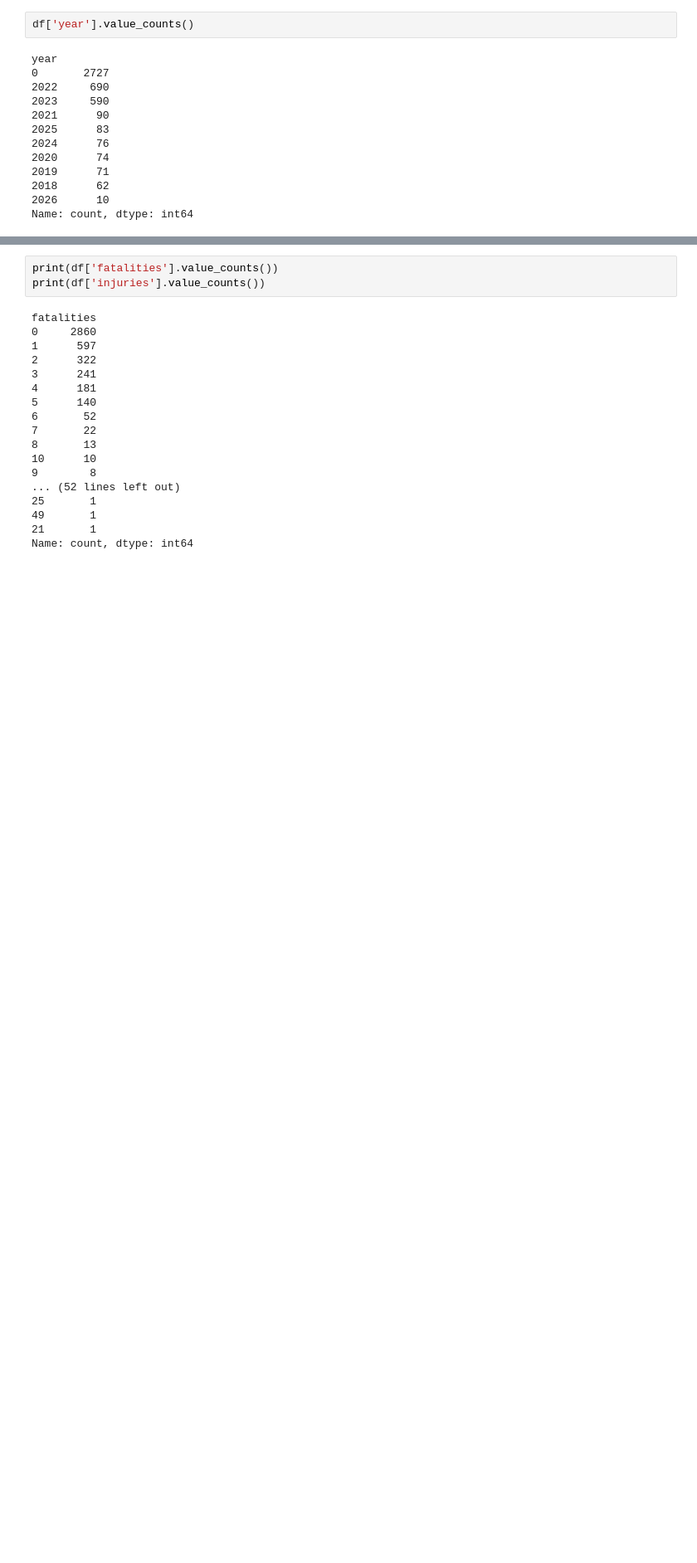
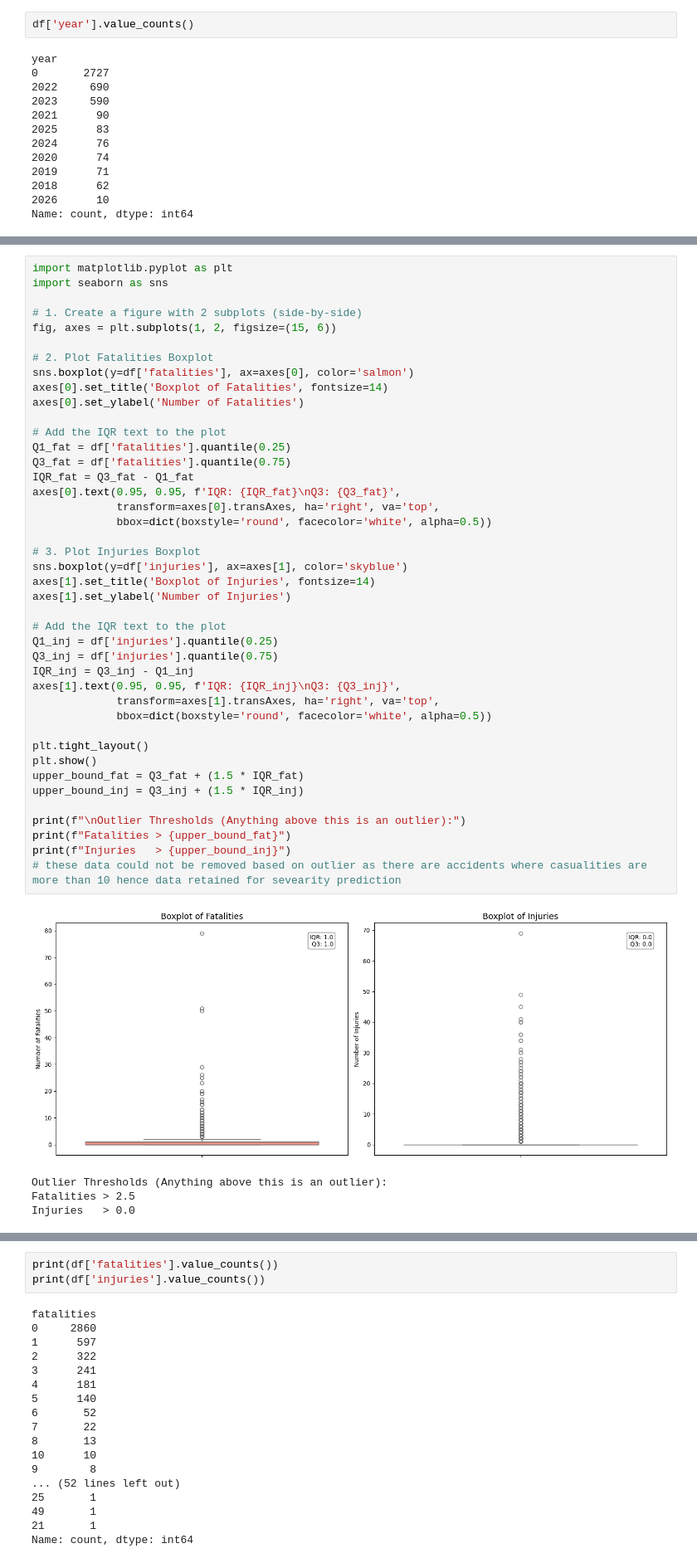
Before and after one commit to Suganthirpt/acciedent-research-engineer, a Jupyter notebook: notebooks/02. feature_engineering.ipynb, the cells around one changed output, grey strips where cells are left out. Shown at 83% size. Drawn from its saved outputs; the diff is of its cells as text; blank space fills up the shorter version.

```diff
--- a/notebooks/02. feature_engineering.ipynb
+++ b/notebooks/02. feature_engineering.ipynb
@@ -124,0 +240,47 @@ print(quantile_99th_fatalities)
+# %%
+import matplotlib.pyplot as plt
+import seaborn as sns
+
+# 1. Create a figure with 2 subplots (side-by-side)
+fig, axes = plt.subplots(1, 2, figsize=(15, 6))
+
+# 2. Plot Fatalities Boxplot
+sns.boxplot(y=df['fatalities'], ax=axes[0], color='salmon')
+axes[0].set_title('Boxplot of Fatalities', fontsize=14)
+axes[0].set_ylabel('Number of Fatalities')
+
+# Add the IQR text to the plot
+Q1_fat = df['fatalities'].quantile(0.25)
+Q3_fat = df['fatalities'].quantile(0.75)
+IQR_fat = Q3_fat - Q1_fat
+axes[0].text(0.95, 0.95, f'IQR: {IQR_fat}\nQ3: {Q3_fat}',
+             transform=axes[0].transAxes, ha='right', va='top',
+             bbox=dict(boxstyle='round', facecolor='white', alpha=0.5))
+
+# 3. Plot Injuries Boxplot
+sns.boxplot(y=df['injuries'], ax=axes[1], color='skyblue')
+axes[1].set_title('Boxplot of Injuries', fontsize=14)
+axes[1].set_ylabel('Number of Injuries')
+
+# Add the IQR text to the plot
+Q1_inj = df['injuries'].quantile(0.25)
+Q3_inj = df['injuries'].quantile(0.75)
+IQR_inj = Q3_inj - Q1_inj
+axes[1].text(0.95, 0.95, f'IQR: {IQR_inj}\nQ3: {Q3_inj}',
+             transform=axes[1].transAxes, ha='right', va='top',
+             bbox=dict(boxstyle='round', facecolor='white', alpha=0.5))
+
+plt.tight_layout()
+plt.show()
+upper_bound_fat = Q3_fat + (1.5 * IQR_fat)
+upper_bound_inj = Q3_inj + (1.5 * IQR_inj)
+
+print(f"\nOutlier Thresholds (Anything above this is an outlier):")
+print(f"Fatalities > {upper_bound_fat}")
+print(f"Injuries   > {upper_bound_inj}")
+# these data could not be removed based on outlier as there are accidents where casualities are more than 10 hence data retained for sevearity prediction
+# %% [output]
+[figure, added]
+Outlier Thresholds (Anything above this is an outlier):
+Fatalities > 2.5
+Injuries   > 0.0
```
Also changed, not shown: parts of 36 cells of this notebook, 4 other files.
